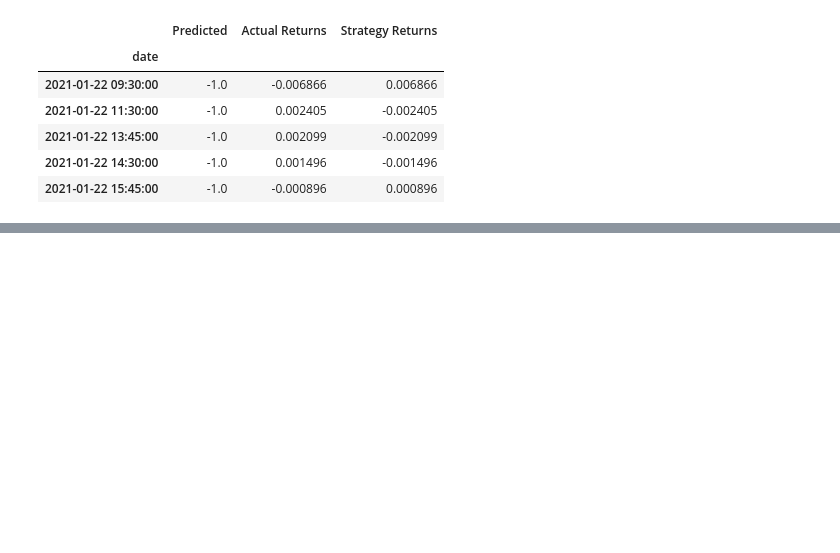
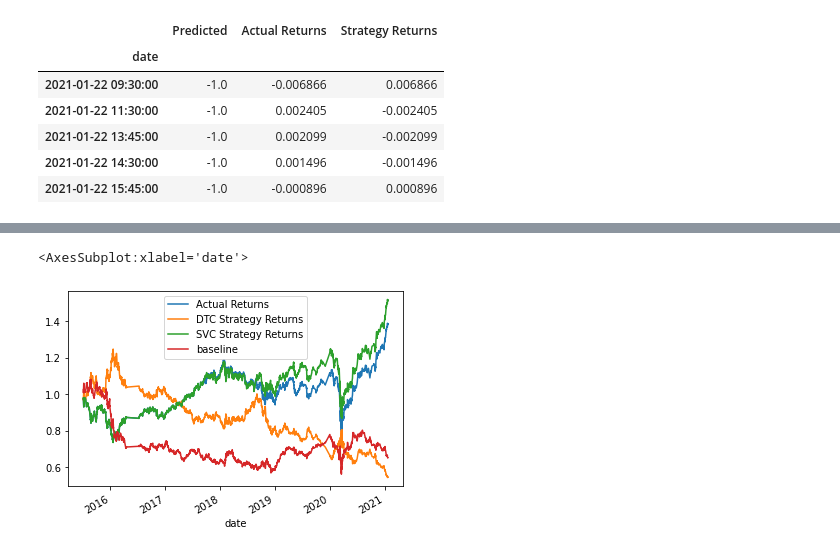
Before and after one commit to Anu86/Module_14, a Jupyter notebook: machine_learning_trading_bot.ipynb, the cells around one changed output, grey strips where cells are left out. Saved outputs shown, nothing was run; the diff lists cells and outputs as text; code cells hidden in the pictures; blank space fills up the shorter version.

```diff
--- a/machine_learning_trading_bot.ipynb
+++ b/machine_learning_trading_bot.ipynb
@@ -344,23 +347,23 @@ weighted avg       0.50      0.55      0.43      4092
 # Create a new empty predictions DataFrame.
 
 # Create a predictions DataFrame
-predictions_df = pd.DataFrame(index=X_test.index)
+svc_predictions_df = pd.DataFrame(index=X_test.index)
 
 # Add the SVM model predictions to the DataFrame
-predictions_df['Predicted'] = svm_pred
+svc_predictions_df['Predicted'] = svm_pred
 
 # Add the actual returns to the DataFrame
-predictions_df['Actual Returns'] =  signals_df["Actual Returns"]
+svc_predictions_df['Actual Returns'] =  signals_df["Actual Returns"]
 
 # Add the strategy returns to the DataFrame
-predictions_df['Strategy Returns'] = (
-    predictions_df["Actual Returns"] * predictions_df["Predicted"]
+svc_predictions_df['Strategy Returns'] = (
+    svc_predictions_df["Actual Returns"] * svc_predictions_df["Predicted"]
 )
 
 
 # Review the DataFrame
-display(predictions_df.head())
-display(predictions_df.tail())
+display(svc_predictions_df.head())
+display(svc_predictions_df.tail())
 # %% [output]
 |  | Predicted | Actual Returns | Strategy Returns |
 | date |  |  |  |
@@ -506,0 +506,11 @@ display(predictions_df.tail())
+# %%
+####DecisionTreeClassifier & baseline performed worse than SVC, which was comparable to the actual result .
+combine_df = pd.DataFrame()
+combine_df["DTC Strategy Returns"] = dtc_predictions_df["Strategy Returns"]
+combine_df["Actual Returns"] = signals_df["Actual Returns"]
+combine_df["SVC Strategy Returns"] = svc_predictions_df["Strategy Returns"]
+combine_df["baseline"] = signals_df["Strategy Returns"]
+(1 + combine_df[["Actual Returns", "DTC Strategy Returns", "SVC Strategy Returns", "baseline"]]).cumprod().plot()
+# %% [output]
+<AxesSubplot:xlabel='date'>
+[figure, added]
```
Also changed, not shown: parts of 7 cells of this notebook.
